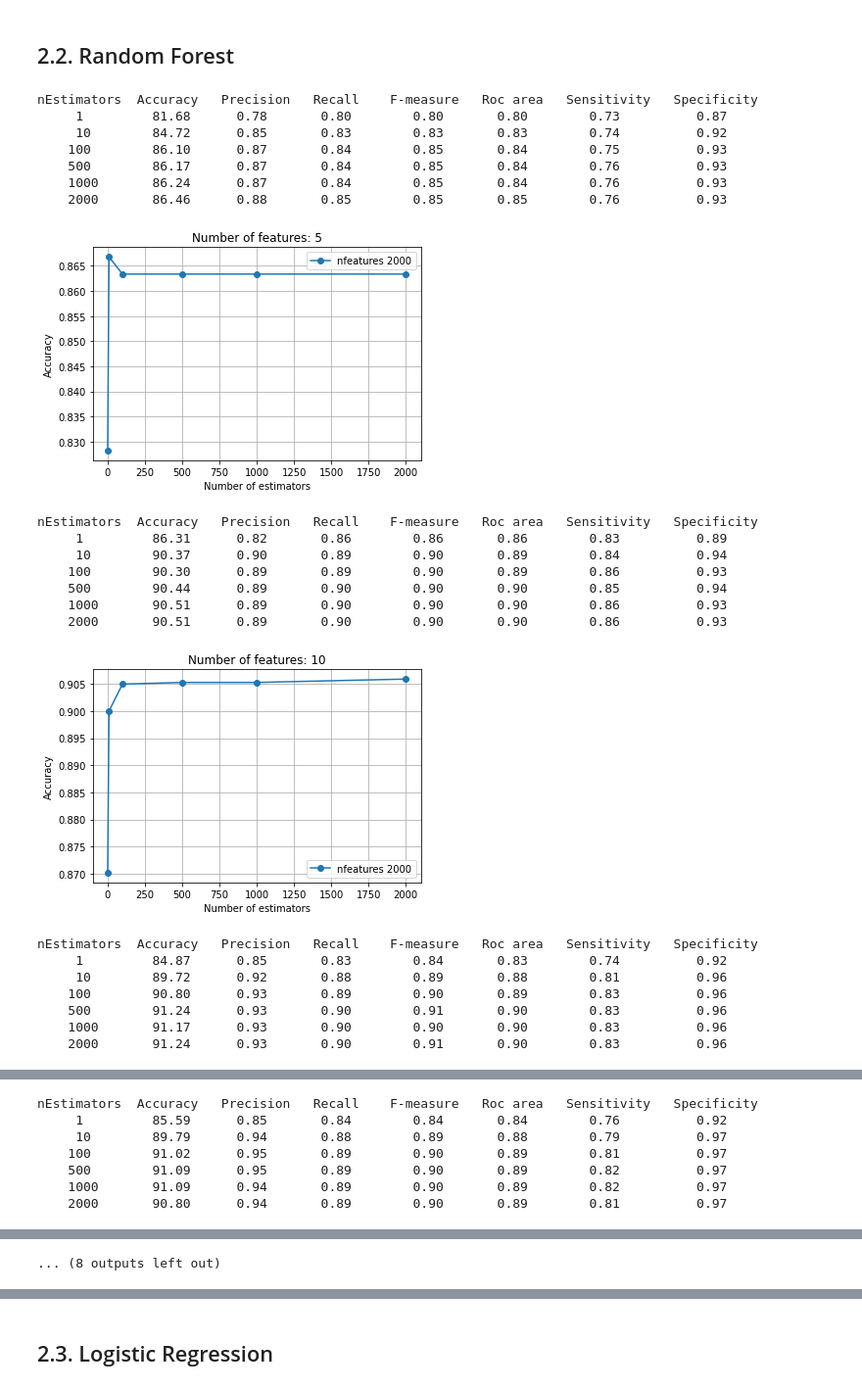
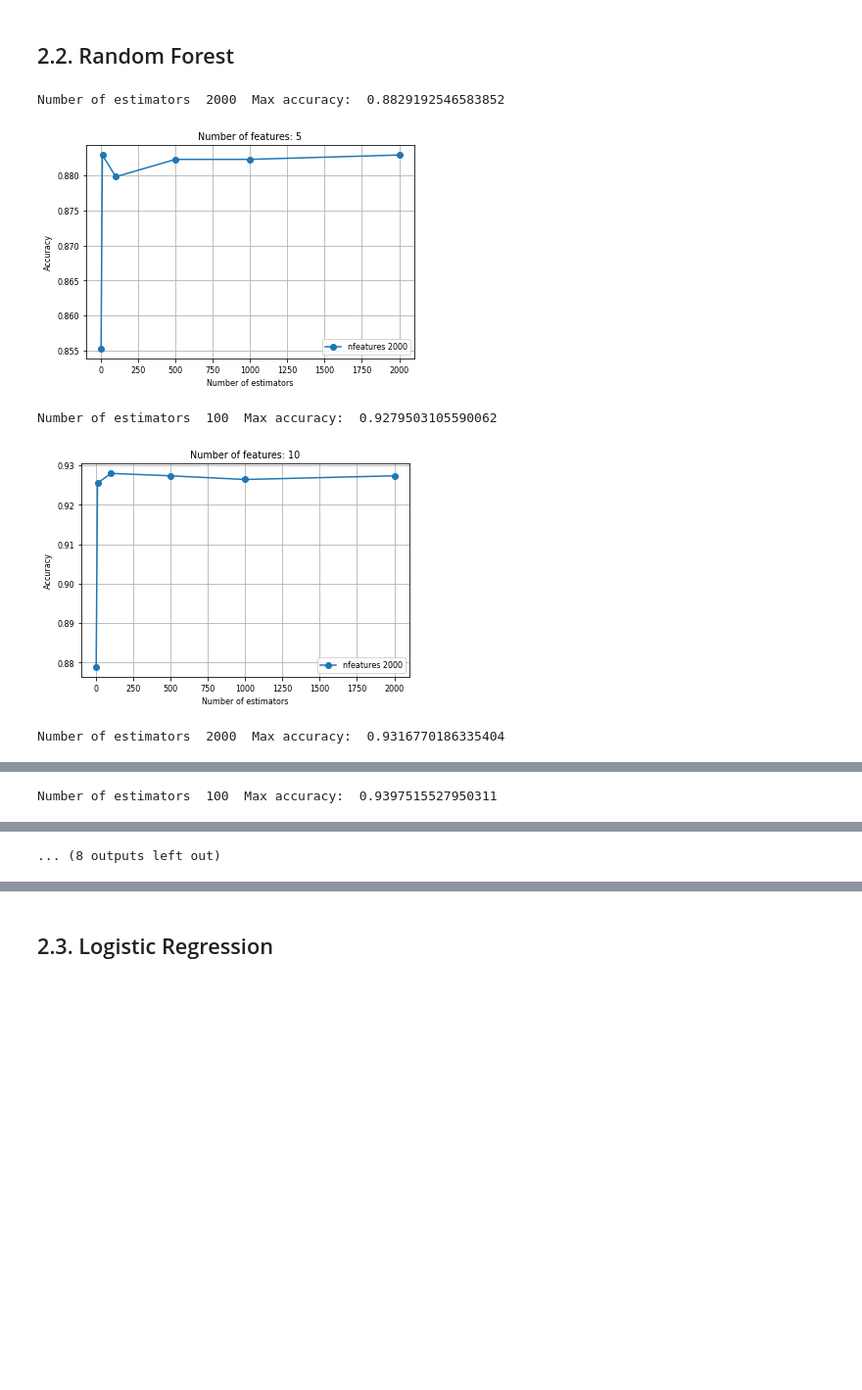
Before and after one commit to rafaelbaptista13/ED-Project, a Jupyter notebook: Project.ipynb, the cells around one changed output, grey strips where cells are left out. Shown at 98% size. Drawn from its saved outputs; the diff is of its cells as text; code cells hidden in the pictures; blank space fills up the shorter version.

```diff
--- a/Project.ipynb
+++ b/Project.ipynb
@@ -238,8 +236,11 @@ The threshold value we use to determine if a pair of features if correlated is 0
 # %%
+# Convert numpy to DataFrame
 data_features = pd.DataFrame(X, dtype='float')
 
+# Get correlation matrix
 corr_matrix = data_features.corr().abs()
 
+# Function to remove features
 def remove_features(X_train, X_test, corr, threshold=0.8):
     # Select upper triangle of correlation matrix
     upper = corr.where(np.triu(np.ones(corr.shape), k=1).astype(bool))
@@ -248,7 +249,10 @@ def remove_features(X_train, X_test, corr, threshold=0.8):
     for column in upper.columns:
         other_column = 0
         for correlation_value in upper[column]:
+
+            # If the correlation value between the two features is greater than the threshold
             if correlation_value > threshold:
+                # Remove the feature that has the lower F-score or the other one if it is already going to be removed
                 if inx.index(column) > inx.index(upper.columns[other_column] and other_column not in to_drop):
                     inx.remove(column)
                     to_drop.append(upper.columns[other_column])
@@ -258,9 +262,9 @@ def remove_features(X_train, X_test, corr, threshold=0.8):
                 break
             other_column += 1
     print("Removed features: ", to_drop)
-    return X_train.drop(X_train[to_drop], axis=1), X_test.drop(X_test[to_drop], axis=1)
+    return X_train.drop(X_train[to_drop], axis=1), X_test.drop(X_test[to_drop], axis=1), to_drop
 
-X_train, X_test = remove_features(pd.DataFrame(X_train, dtype='float'), pd.DataFrame(X_test, dtype='float'), corr_matrix)
+X_train, X_test, removed_features = remove_features(pd.DataFrame(X_train, dtype='float'), pd.DataFrame(X_test, dtype='float'), corr_matrix)
 print(X_train.head())
 # %% [output]
 Removed features:  [33, 39]
@@ -310,25 +306,25 @@ We will study the following classifiers:
 # %% [markdown]
 ## 2.1. SVM
 # %%
-C_rgl = [1, 5, 8, 10, 20, 50]
+C_rgl = [1, 5, 8, 10, 20, 50, 100]
 degrees = [1, 2, 3]
 num_features = [5, 10, 15, 20, 25, 30, 35, 40, 45, 55]
 
 for f in num_features:
     X_train_new = X_train.loc[:, inx[:f]]
     X_test_new = X_test.loc[:, inx[:f]]
-
     print("num features = ", f)
     for degree in degrees:
         print("")
         accuracies = []
-        print("{:^7s} {:^6s} {:^9s} {:^11s} {:^9s} {:^12s} {:^9s} {:^13s} {:^13s}".format("Degree", "C", "Accuracy", "Precision", "Recall", "F-measure", "Roc area", "Sensitivity", "Specificity"))
+        #print("{:^7s} {:^6s} {:^9s} {:^11s} {:^9s} {:^12s} {:^9s} {:^13s} {:^13s}".format("Degree", "C", "Accuracy", "Precision", "Recall", "F-measure", "Roc area", "Sensitivity", "Specificity"))
         for i in C_rgl:
             clf = SVC(kernel='poly', C=i, degree=degree)
             scores = cross_val_score(clf, X_train_new, y_train, cv=4, scoring="accuracy")
-            if degree == 3:
-                accuracies.append(scores.mean())
+            #if degree == 3:
+            accuracies.append(scores.mean())
 
+            """
             clf = SVC(kernel='poly', C=i, degree=degree)
             clf.fit(X_train_new, y_train)
             y_predict = clf.predict(X_test_new)
@@ -344,15 +340,16 @@ for f in num_features:
 
             print("{:^7.2f} {:^6.2f} {:^9.2f} {:^11.2f} {:^9.2f} {:^12.2f} {:^9.2f} {:^13.2f} {:^13.2f}"
             .format(degree, i, round(accuracy, 2), round(precision, 2), round(recall, 2), round(f1score, 2), round(roc_area, 2), round(sensitivity, 2), round(specificity, 2) ))
+            """
 
-
-    plt.plot(C_rgl, accuracies, marker="o" ,label=f"nfeatures {f}")
-plt.legend()
-plt.xlabel("C")
-plt.ylabel("Accuracy")
-plt.title(f"Number of features: {str(f)}")
-plt.grid()
-plt.show()
+        print("Degree ", degree, " Max accuracy: " , np.max(accuracies), " C: ", C_rgl[np.argmax(accuracies)] )
+        plt.plot(C_rgl, accuracies, marker="o" ,label=f"degree {degree}")
+    plt.legend()
+    plt.xlabel("C")
+    plt.ylabel("Accuracy")
+    plt.title(f"Number of features: {str(f)}")
+    plt.grid()
+    plt.show()
 # %% [output]
 num features =  5
 
@@ -402,60 +410,45 @@ for f in num_features:
     X_train_new = X_train.loc[:, inx[:f]]
     X_test_new = X_test.loc[:, inx[:f]]
     accuracies = []
-    print("{:^12s} {:^9s} {:^11s} {:^9s} {:^12s} {:^9s} {:^13s} {:^13s}".format("nEstimators", "Accuracy", "Precision", "Recall", "F-measure", "Roc area", "Sensitivity", "Specificity"))
+    #print("{:^12s} {:^9s} {:^11s} {:^9s} {:^12s} {:^9s} {:^13s} {:^13s}".format("nEstimators", "Accuracy", "Precision", "Recall", "F-measure", "Roc area", "Sensitivity", "Specificity"))
     for i in number_of_estimators:
         clf = RandomForestClassifier(n_estimators = i, random_state = 1)
 
         scores = cross_val_score(clf, X_train_new, y_train, cv=4, scoring="accuracy")
         accuracies.append(scores.mean())
 
+        """
         clf = RandomForestClassifier(n_estimators = i, random_state = 1)
         clf.fit(X_train_new, y_train)
 
         y_predict = clf.predict(X_test_new)
         statistics = precision_recall_fscore_support(y_test, y_predict)
 
         accuracy = accuracy_score(y_test, y_predict)*100
         precision = precision_score(y_test, y_predict)
         recall = (statistics[1][0] + statistics[1][1]) / 2
         f1score = (statistics[2][0] + statistics[2][1]) / 2
         roc_area = roc_auc_score(y_test, y_predict)
         sensitivity = statistics[1][1]
         specificity = statistics[1][0]
 
         print("{:^12d} {:^9.2f} {:^11.2f} {:^9.2f} {:^12.2f} {:^9.2f} {:^13.2f} {:^13.2f}"
             .format(i, round(accuracy, 2), round(precision, 2), round(recall, 2), round(f1score, 2), round(roc_area, 2), round(sensitivity, 2), round(specificity, 2) ))
+        """
 
+    print("Number of estimators ", number_of_estimators[np.argmax(accuracies)], " Max accuracy: " , np.max(accuracies) )
 
     plt.plot(number_of_estimators, accuracies, marker="o" ,label=f"nfeatures {i}")
 
     plt.legend()
     plt.xlabel("Number of estimators")
     plt.ylabel("Accuracy")
     plt.title(f"Number of features: {str(f)}")
     plt.grid()
     plt.show()
 # %% [output]
-nEstimators  Accuracy   Precision   Recall    F-measure   Roc area   Sensitivity   Specificity
-     1         81.68      0.78       0.80        0.80       0.80        0.73          0.87
-     10        84.72      0.85       0.83        0.83       0.83        0.74          0.92
-    100        86.10      0.87       0.84        0.85       0.84        0.75          0.93
-    500        86.17      0.87       0.84        0.85       0.84        0.76          0.93
-    1000       86.24      0.87       0.84        0.85       0.84        0.76          0.93
-    2000       86.46      0.88       0.85        0.85       0.85        0.76          0.93
+Number of estimators  2000  Max accuracy:  0.8829192546583852
-[figure, old version]
+[figure, new version]
-nEstimators  Accuracy   Precision   Recall    F-measure   Roc area   Sensitivity   Specificity
-     1         86.31      0.82       0.86        0.86       0.86        0.83          0.89
-     10        90.37      0.90       0.89        0.90       0.89        0.84          0.94
-    100        90.30      0.89       0.89        0.90       0.89        0.86          0.93
-    500        90.44      0.89       0.90        0.90       0.90        0.85          0.94
-    1000       90.51      0.89       0.90        0.90       0.90        0.86          0.93
-    2000       90.51      0.89       0.90        0.90       0.90        0.86          0.93
+Number of estimators  100  Max accuracy:  0.9279503105590062
-[figure, old version]
+[figure, new version]
-nEstimators  Accuracy   Precision   Recall    F-measure   Roc area   Sensitivity   Specificity
-     1         84.87      0.85       0.83        0.84       0.83        0.74          0.92
-     10        89.72      0.92       0.88        0.89       0.88        0.81          0.96
-    100        90.80      0.93       0.89        0.90       0.89        0.83          0.96
-    500        91.24      0.93       0.90        0.91       0.90        0.83          0.96
-    1000       91.17      0.93       0.90        0.90       0.90        0.83          0.96
-    2000       91.24      0.93       0.90        0.91       0.90        0.83          0.96
+Number of estimators  2000  Max accuracy:  0.9316770186335404
@@ -463,7 +456 @@ nEstimators  Accuracy   Precision   Recall    F-measure   Roc area   Sensitivity
-nEstimators  Accuracy   Precision   Recall    F-measure   Roc area   Sensitivity   Specificity
-     1         85.59      0.85       0.84        0.84       0.84        0.76          0.92
-     10        89.79      0.94       0.88        0.89       0.88        0.79          0.97
-    100        91.02      0.95       0.89        0.90       0.89        0.81          0.97
-    500        91.09      0.95       0.89        0.90       0.89        0.82          0.97
-    1000       91.09      0.94       0.89        0.90       0.89        0.82          0.97
-    2000       90.80      0.94       0.89        0.90       0.89        0.81          0.97
+Number of estimators  100  Max accuracy:  0.9397515527950311
```
Also changed, not shown: parts of 58 cells of this notebook, 1 other file.
